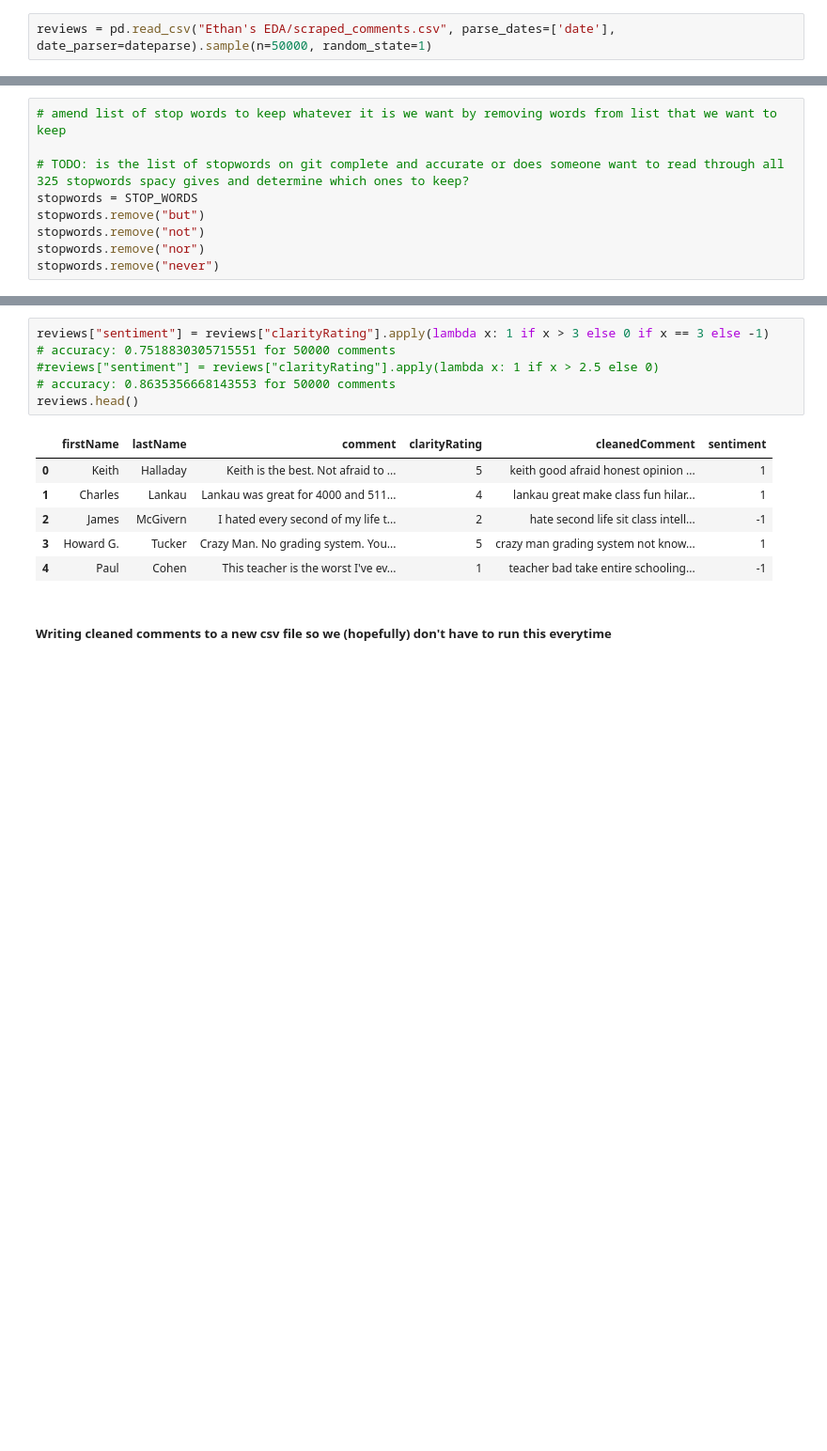
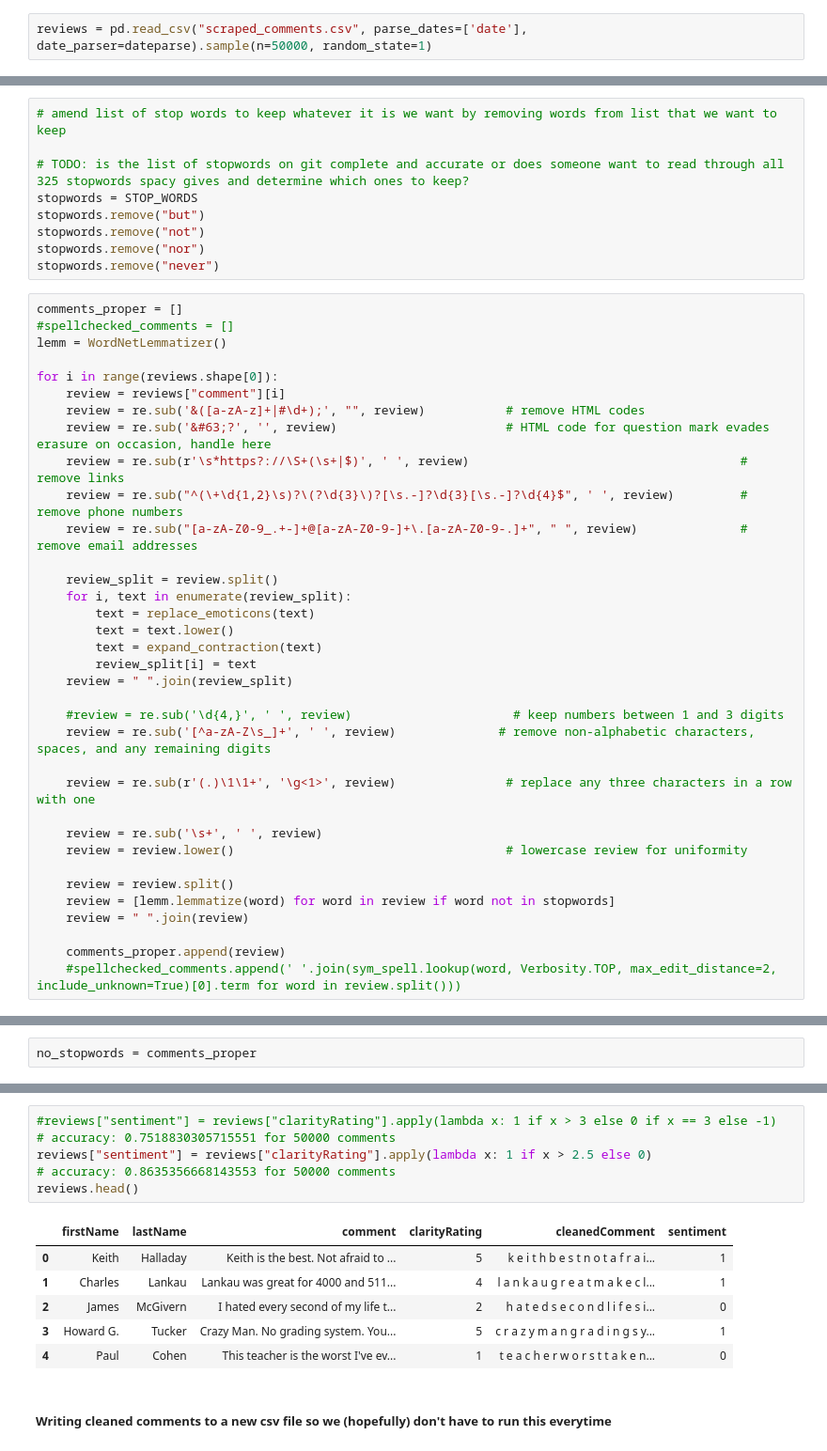
Before and after one commit to EthanCherian/RMP-Wizard, a Jupyter notebook: preprocessing.ipynb, the cells around one changed output, grey strips where cells are left out. Shown at 94% size. Cells and saved outputs as stored; diff of their text form; blank space fills up the shorter version.

Commit message:
Included Dien's preprocessing steps

```diff
--- a/preprocessing.ipynb
+++ b/preprocessing.ipynb
@@ -11,7 +16,7 @@ from spacy.lang.en.stop_words import STOP_WORDS
 from datetime import datetime
 dateparse = lambda x: datetime.strptime(x, "%Y-%m-%d %H:%M:%S %z %Z")
 # %%
-reviews = pd.read_csv("Ethan's EDA/scraped_comments.csv", parse_dates=['date'], date_parser=dateparse).sample(n=50000, random_state=1)
+reviews = pd.read_csv("scraped_comments.csv", parse_dates=['date'], date_parser=dateparse).sample(n=50000, random_state=1)
 # %%
 reviews.drop_duplicates(subset="comment_id", keep="first", inplace=True)
 
@@ -54,4 +265,39 @@ stopwords.remove("but")
 stopwords.remove("not")
 stopwords.remove("nor")
 stopwords.remove("never")
+# %%
+comments_proper = []
+#spellchecked_comments = []
+lemm = WordNetLemmatizer()
+
+for i in range(reviews.shape[0]):
+    review = reviews["comment"][i]
+    review = re.sub('&([a-zA-z]+|#\d+);', "", review)           # remove HTML codes
+    review = re.sub('&#63;?', '', review)                       # HTML code for question mark evades erasure on occasion, handle here
+    review = re.sub(r'\s*https?://\S+(\s+|$)', ' ', review)                                     # remove links
+    review = re.sub("^(\+\d{1,2}\s)?\(?\d{3}\)?[\s.-]?\d{3}[\s.-]?\d{4}$", ' ', review)         # remove phone numbers
+    review = re.sub("[a-zA-Z0-9_.+-]+@[a-zA-Z0-9-]+\.[a-zA-Z0-9-.]+", " ", review)              # remove email addresses
+
+    review_split = review.split()
+    for i, text in enumerate(review_split):
+        text = replace_emoticons(text)
+        text = text.lower()
+        text = expand_contraction(text)
+        review_split[i] = text
+    review = " ".join(review_split)
+
+    #review = re.sub('\d{4,}', ' ', review)                      # keep numbers between 1 and 3 digits
+    review = re.sub('[^a-zA-Z\s_]+', ' ', review)              # remove non-alphabetic characters, spaces, and any remaining digits
+
+    review = re.sub(r'(.)\1\1+', '\g<1>', review)               # replace any three characters in a row with one
+
+    review = re.sub('\s+', ' ', review)
+    review = review.lower()                                     # lowercase review for uniformity
+
+    review = review.split()
+    review = [lemm.lemmatize(word) for word in review if word not in stopwords]
+    review = " ".join(review)
+
+    comments_proper.append(review)
+    #spellchecked_comments.append(' '.join(sym_spell.lookup(word, Verbosity.TOP, max_edit_distance=2, include_unknown=True)[0].term for word in review.split()))
 # %%
@@ -71,3 +317,5 @@ no_stopwords = preprocess_pipe(reviews["comment"])
+# %%
+no_stopwords = comments_proper
 # %%
 reviews = reviews.loc[:, ["firstName", "lastName", "comment", "clarityRating"]]
 reviews["cleanedComment"] = pd.Series([" ".join(comm) for comm in no_stopwords])
@@ -82,14 +331,14 @@ reviews.head()
 # %%
-reviews["sentiment"] = reviews["clarityRating"].apply(lambda x: 1 if x > 3 else 0 if x == 3 else -1)       # accuracy: 0.7518830305715551 for 50000 comments
-#reviews["sentiment"] = reviews["clarityRating"].apply(lambda x: 1 if x > 2.5 else 0)                        # accuracy: 0.8635356668143553 for 50000 comments
+#reviews["sentiment"] = reviews["clarityRating"].apply(lambda x: 1 if x > 3 else 0 if x == 3 else -1)       # accuracy: 0.7518830305715551 for 50000 comments
+reviews["sentiment"] = reviews["clarityRating"].apply(lambda x: 1 if x > 2.5 else 0)                        # accuracy: 0.8635356668143553 for 50000 comments
 reviews.head()
 # %% [output]
 |  | firstName | lastName | comment | clarityRating | cleanedComment | sentiment |
-| 0 | Keith | Halladay | Keith is the best. Not afraid to ... | 5 | keith good afraid honest opinion ... | 1 |
-| 1 | Charles | Lankau | Lankau was great for 4000 and 511... | 4 | lankau great make class fun hilar... | 1 |
-| 2 | James | McGivern | I hated every second of my life t... | 2 | hate second life sit class intell... | -1 |
-| 3 | Howard G. | Tucker | Crazy Man. No grading system. You... | 5 | crazy man grading system not know... | 1 |
-| 4 | Paul | Cohen | This teacher is the worst I've ev... | 1 | teacher bad take entire schooling... | -1 |
+| 0 | Keith | Halladay | Keith is the best. Not afraid to ... | 5 | k e i t h b e s t n o t a f r a i... | 1 |
+| 1 | Charles | Lankau | Lankau was great for 4000 and 511... | 4 | l a n k a u g r e a t m a k e c l... | 1 |
+| 2 | James | McGivern | I hated every second of my life t... | 2 | h a t e d s e c o n d l i f e s i... | 0 |
+| 3 | Howard G. | Tucker | Crazy Man. No grading system. You... | 5 | c r a z y m a n g r a d i n g s y... | 1 |
+| 4 | Paul | Cohen | This teacher is the worst I've ev... | 1 | t e a c h e r w o r s t t a k e n... | 0 |
 # %% [markdown]
 ##### Writing cleaned comments to a new csv file so we (hopefully) don't have to run this everytime
 # %%
```
Also changed, not shown: parts of 18 cells of this notebook.
